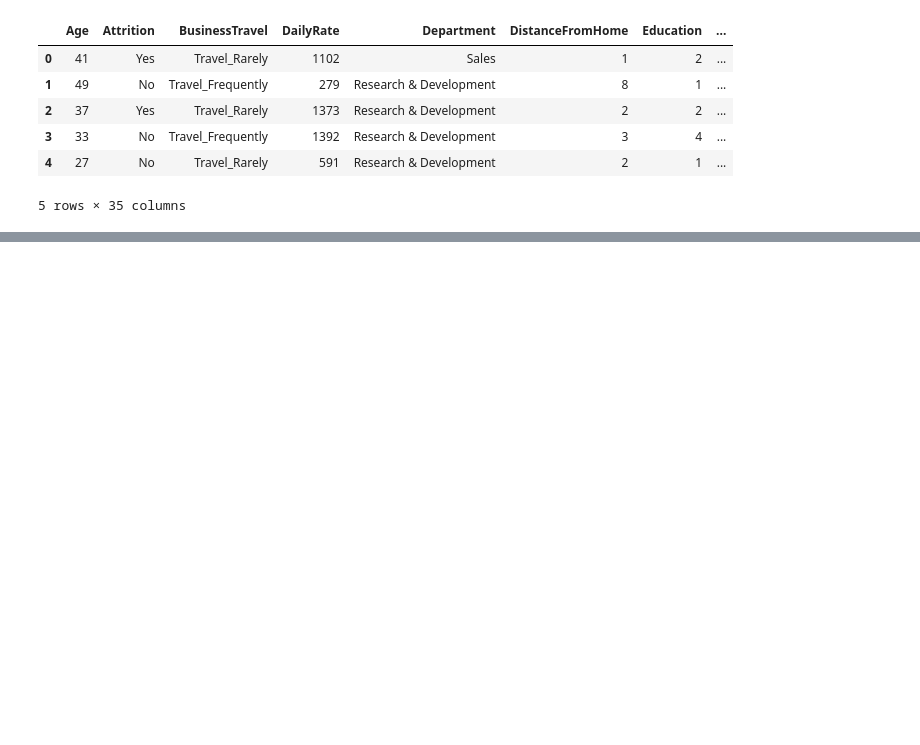
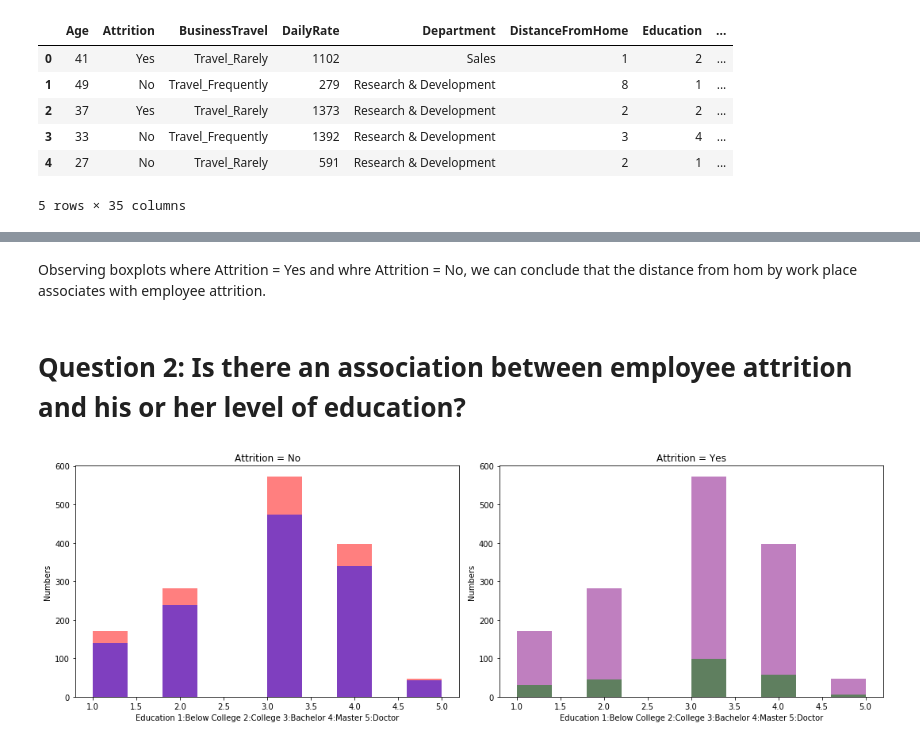
Before and after one commit to fazel74/Thinkful, a Jupyter notebook: Cap-1-Report.ipynb, the cells around one changed output, grey strips where cells are left out. Cells and saved outputs as stored; diff of their text form; code cells hidden in the pictures; blank space fills up the shorter version.

```diff
--- a/Cap-1-Report.ipynb
+++ b/Cap-1-Report.ipynb
@@ -119,0 +70,29 @@ plt.show()
+# %% [markdown]
+Observing boxplots where Attrition = Yes and whre Attrition = No, we can conclude that the distance from hom by work place associates with employee attrition.
+# %% [markdown]
+# Question 2: Is there an association between employee attrition and his or her level of education?
+# %%
+df_e_a_y = df['Education'].loc[df['Attrition'] == 1]
+df_e_a_n = df['Education'].loc[df['Attrition'] == 0]
+
+plt.figure(figsize=(15, 5))
+
+plt.subplot(1, 2, 1)
+plt.hist(df['Education'], color='red', alpha=0.5)
+plt.hist(df_e_a_n, color='blue', alpha=0.5)
+plt.ylabel('Numbers')
+plt.xlabel('Education 1:Below College 2:College 3:Bachelor 4:Master 5:Doctor')
+plt.title('Attrition = No')
+
+plt.subplot(1, 2, 2)
+plt.hist(df['Education'], color='purple', alpha=0.5)
+plt.hist(df_e_a_y, color='green', alpha=0.5)
+plt.ylabel('Numbers')
+plt.xlabel('Education 1:Below College 2:College 3:Bachelor 4:Master 5:Doctor')
+plt.title('Attrition = Yes')
+
+
+plt.tight_layout()
+plt.show()
+# %% [output]
+[figure, added]
```
Also changed, not shown: parts of 26 cells of this notebook.
